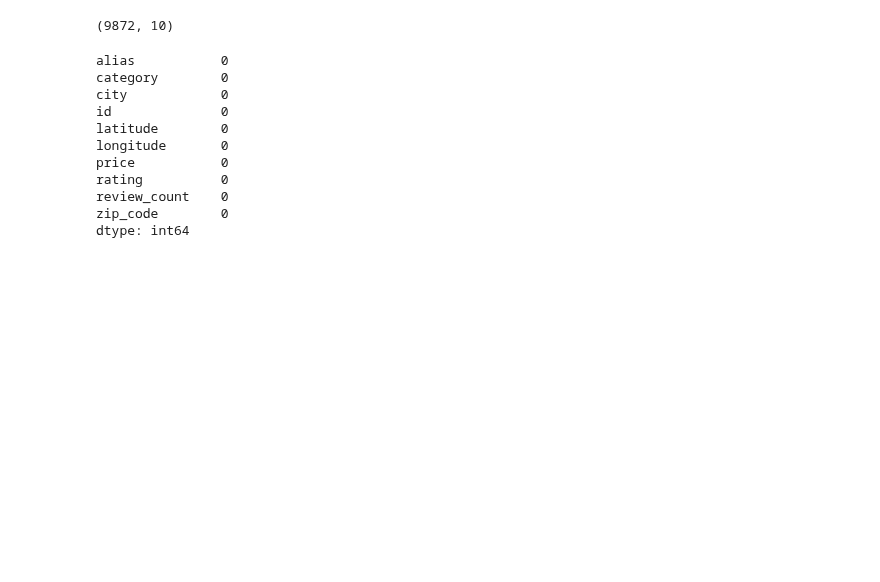
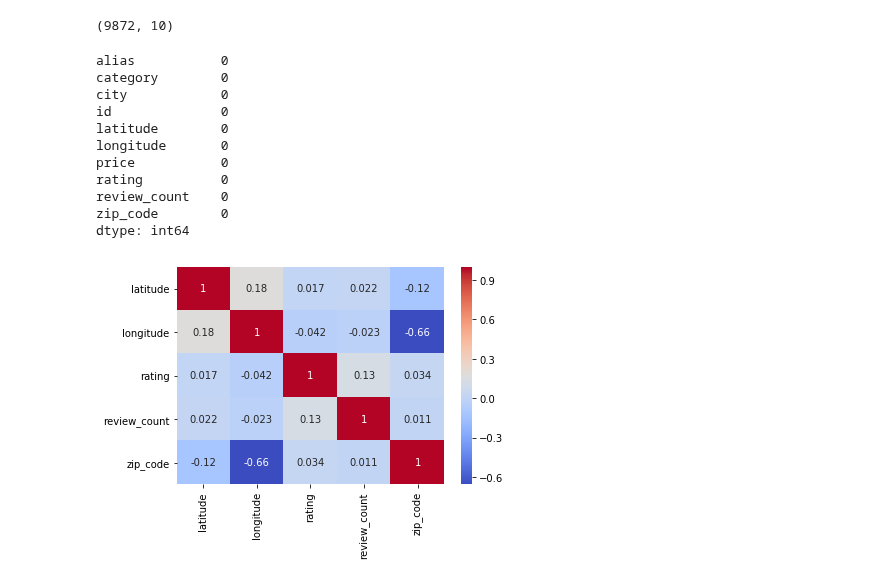
Before and after one commit to aejsong/Predicting-Neighborhood-Affluence-with-Yelp, a Jupyter notebook: Code/Yelp Data Merging.ipynb, the cells around one changed output. Cells and saved outputs as stored; diff of their text form; code cells hidden in the pictures; blank space fills up the shorter version.

```diff
--- a/Code/Yelp Data Merging.ipynb
+++ b/Code/Yelp Data Merging.ipynb
@@ -146,3 +146,9 @@ rating          0
 review_count    0
 zip_code        0
 dtype: int64
+# %%
+sns.heatmap(master_df.corr(),
+           annot=True,
+           cmap = 'coolwarm');
+# %% [output]
+[figure, added]
```
Also changed, not shown: parts of 5 cells of this notebook.
